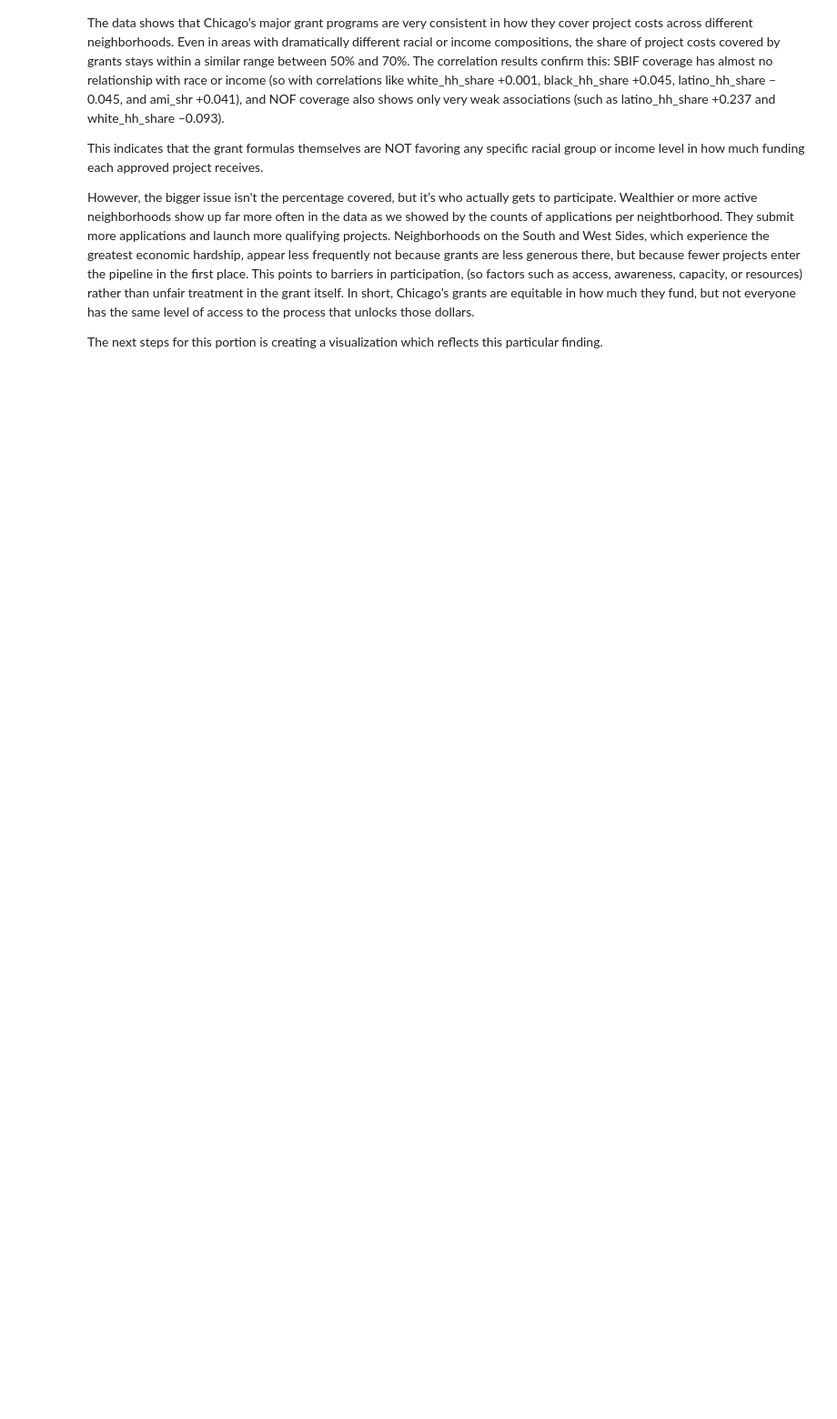
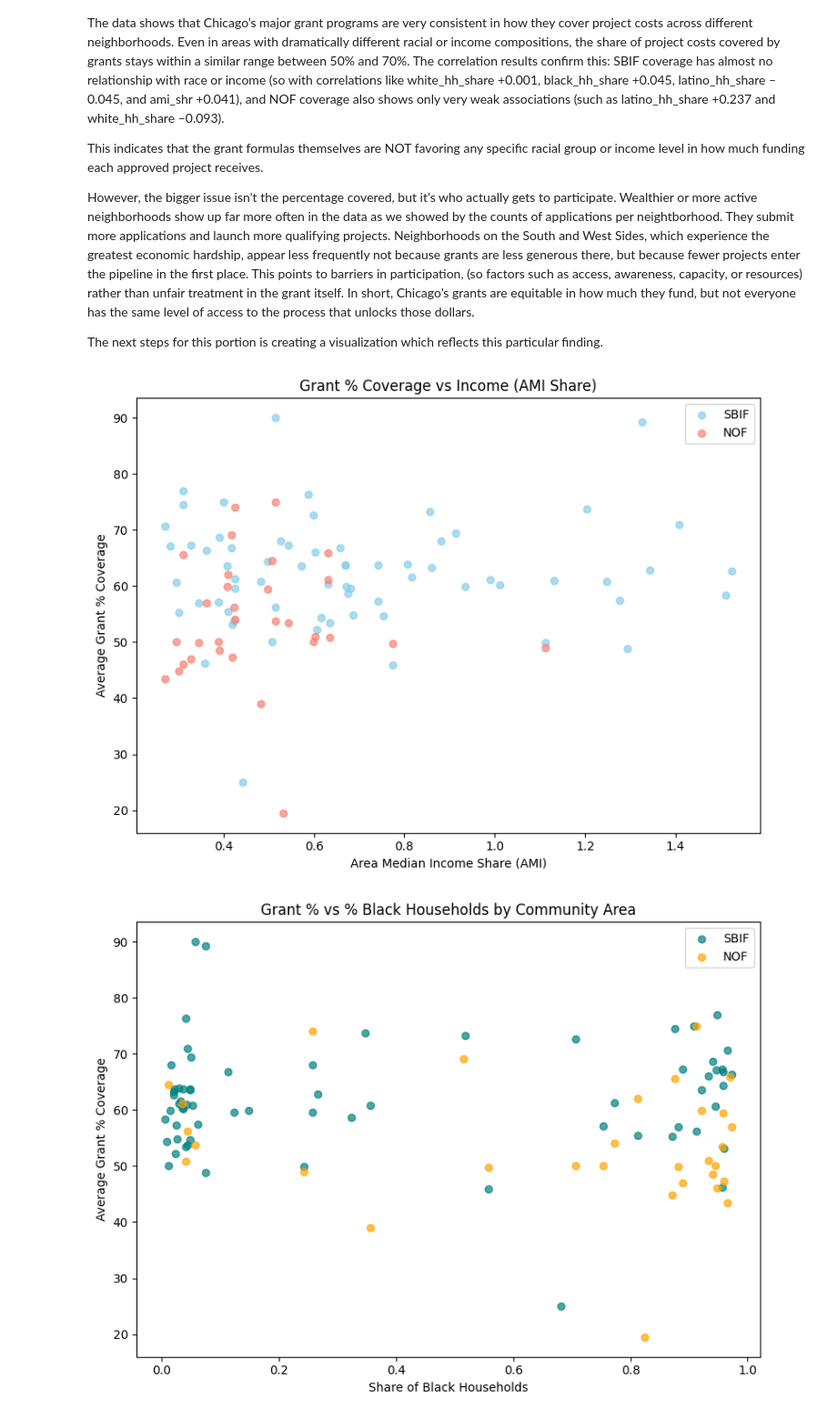
Before and after one commit to supernova37452/418Project-MoneyMapping, a Jupyter notebook: GrantsAnaylsis.ipynb, the cells around one changed output. Shown at 91% size. Saved outputs shown, nothing was run; the diff lists cells and outputs as text; code cells hidden in the pictures; blank space fills up the shorter version.

```diff
--- a/GrantsAnaylsis.ipynb
+++ b/GrantsAnaylsis.ipynb
@@ -343,3 +344,64 @@ The data shows that Chicago’s major grant programs are very consistent in how
 However, the bigger issue isn't the percentage covered, but it’s who actually gets to participate. Wealthier or more active neighborhoods show up far more often in the data as we showed by the counts of applications per neightborhood. They submit more applications and launch more qualifying projects. Neighborhoods on the South and West Sides, which experience the greatest economic hardship, appear less frequently not because grants are less generous there, but because fewer projects enter the pipeline in the first place. This points to barriers in participation, (so factors such as access, awareness, capacity, or resources) rather than unfair treatment in the grant itself. In short, Chicago’s grants are equitable in how much they fund, but not everyone has the same level of access to the process that unlocks those dollars.
 
 The next steps for this portion is creating a visualization which reflects this particular finding.
+# %%
+# By: Freya M
+
+import matplotlib.pyplot as plt
+socio = pd.read_csv("Datasets/chi_data.csv")
+socio["community_area"] = socio["community_area"].str.strip().str.lower()
+
+sbif = dfs["sbif"].groupby("COMMUNITY AREA")["GRANT_Percent"].mean().reset_index()
+nof  = dfs["nof"].groupby("COMMUNITY AREA")["GRANT_Percent"].mean().reset_index()
+
+merged = socio.merge(sbif, left_on="community_area", right_on="COMMUNITY AREA", how="left") \
+              .merge(nof, left_on="community_area", right_on="COMMUNITY AREA", how="left")
+
+merged.rename(columns={"GRANT_Percent_x": "SBIF_Grant%", "GRANT_Percent_y": "NOF_Grant%"}, inplace=True)
+
+
+
+plt.figure(figsize=(8,6))
+plt.scatter(merged["ami_shr"], merged["SBIF_Grant%"], label="SBIF", alpha=0.7, color='skyblue')
+plt.scatter(merged["ami_shr"], merged["NOF_Grant%"], label="NOF", alpha=0.7, color='salmon')
+plt.title("Grant % Coverage vs Income (AMI Share)")
+plt.xlabel("Area Median Income Share (AMI)")
+plt.ylabel("Average Grant % Coverage")
+plt.legend()
+plt.tight_layout()
+plt.show(block=True)
+
+plt.figure(figsize=(8,6))
+plt.scatter(merged["black_hh_share"], merged["SBIF_Grant%"], label="SBIF", color='teal', alpha=0.7)
+plt.scatter(merged["black_hh_share"], merged["NOF_Grant%"], label="NOF", color='orange', alpha=0.7)
+plt.title("Grant % vs % Black Households by Community Area")
+plt.xlabel("Share of Black Households")
+plt.ylabel("Average Grant % Coverage")
+plt.legend()
+plt.tight_layout()
+plt.show(block=True)
+
+sbif_dollars = dfs["sbif"].dropna(subset=["COMMUNITY AREA","INCENTIVE AMOUNT"]) \
+    .groupby("COMMUNITY AREA")["INCENTIVE AMOUNT"].sum().sort_values(ascending=False).head(10)
+nof_dollars = dfs["nof"].dropna(subset=["COMMUNITY AREA","INCENTIVE AMOUNT"]) \
+    .groupby("COMMUNITY AREA")["INCENTIVE AMOUNT"].sum().sort_values(ascending=False).head(10)
+
+plt.figure(figsize=(10,5))
+plt.bar(sbif_dollars.index, sbif_dollars.values, color='royalblue', label="SBIF")
+plt.bar(nof_dollars.index, nof_dollars.values, color='tomato', alpha=0.7, label="NOF")
+
+plt.title("Top 10 Communities by Total Grant Dollars")
+plt.xlabel("Community Area")
+plt.ylabel("Total Incentive Amount ($)")
+plt.xticks(rotation=45, ha='right')
+plt.legend()
+
+ticks = [i * 1e6 for i in range(1, 11)]
+labels = [f"{i}M" for i in range(1, 11)]
+plt.yticks(ticks, labels)
+
+plt.tight_layout()
+plt.show(block=True)
+# %% [output]
+[figure, added]
+[figure, added]
```
Also changed, not shown: parts of 26 cells of this notebook, 3 other files.
